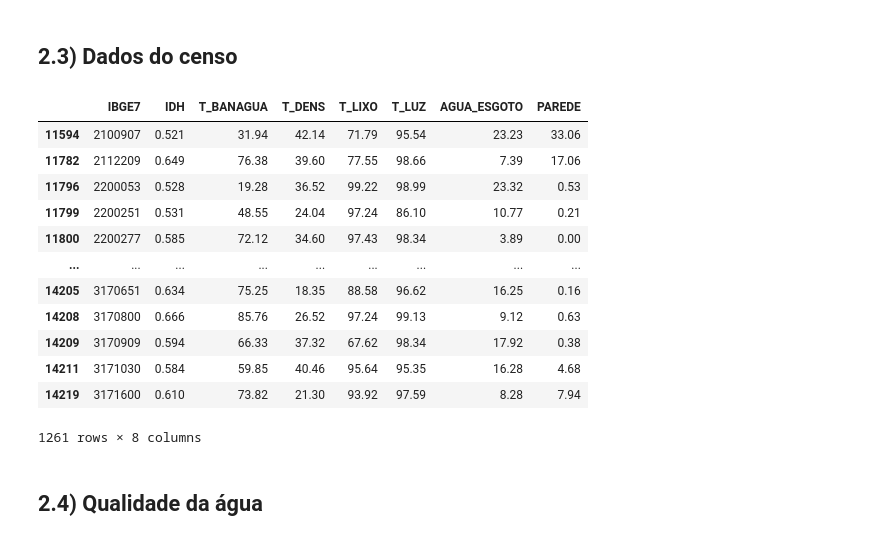
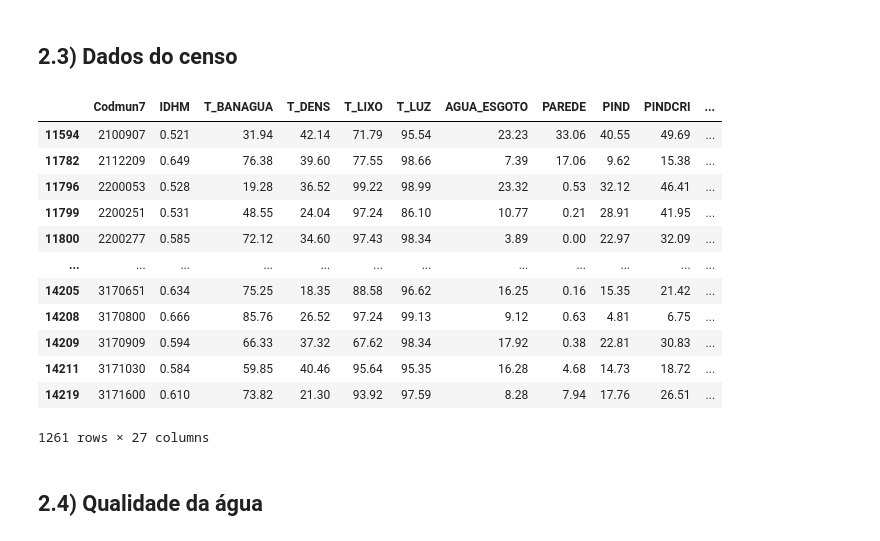
Before and after one commit to caiosoter/BCG2023, a Jupyter notebook: Notebooks/ColetaDosDados.ipynb, the cells around one changed output. Cells and saved outputs as stored; diff of their text form; code cells hidden in the pictures.

```diff
--- a/Notebooks/ColetaDosDados.ipynb
+++ b/Notebooks/ColetaDosDados.ipynb
@@ -190,20 +262,28 @@ atl_irr.to_csv('../Dados/Views/recursos_hidricos.csv')
 # %%
 censo = pd.read_excel(r'../Dados/Censo/Censo_municipal_estadual_nacional.xlsx', sheet_name = 'MUN 91-00-10')
 censo = censo[(censo['Codmun7'].isin(mun_ser['IBGE7']))&(censo['ANO']==2010)]
-censo = censo[['Codmun7', 'IDHM', 'T_BANAGUA','T_DENS','T_LIXO','T_LUZ','AGUA_ESGOTO','PAREDE']]
-censo.columns = ['IBGE7', 'IDH', 'T_BANAGUA','T_DENS','T_LIXO','T_LUZ','AGUA_ESGOTO','PAREDE']
+censo_colunas = ['Codmun7', 'IDHM', 'T_BANAGUA','T_DENS','T_LIXO','T_LUZ','AGUA_ESGOTO',
+                 'PAREDE', 'PIND', 'PINDCRI', 'T_DES18M', 'I_FREQ_PROP',
+                 'T_FBPRE', 'T_FBSUPER', 'T_ATRASO_1_BASICO', 'T_ATRASO_1_FUND', 'T_ATRASO_1_MED',
+                 'T_ATRASO_2_BASICO', 'T_ATRASO_2_FUND', 'T_ATRASO_2_MED', 'T_ANALF11A14',
+                 'T_ANALF15A17', 'T_ANALF15M', 'T_ANALF18A24', 'T_ANALF18M', 'T_ANALF25A29',
+                 'T_ANALF25M' ]
+
+censo = censo[censo_colunas]
+censo.columns = censo_colunas
+censo.to_csv('../Dados/Views/censo.csv')
 censo
 # %% [output]
-|  | IBGE7 | IDH | T_BANAGUA | T_DENS | T_LIXO | T_LUZ | AGUA_ESGOTO | PAREDE |
-| 11594 | 2100907 | 0.521 | 31.94 | 42.14 | 71.79 | 95.54 | 23.23 | 33.06 |
-| 11782 | 2112209 | 0.649 | 76.38 | 39.60 | 77.55 | 98.66 | 7.39 | 17.06 |
-| 11796 | 2200053 | 0.528 | 19.28 | 36.52 | 99.22 | 98.99 | 23.32 | 0.53 |
-| 11799 | 2200251 | 0.531 | 48.55 | 24.04 | 97.24 | 86.10 | 10.77 | 0.21 |
-| 11800 | 2200277 | 0.585 | 72.12 | 34.60 | 97.43 | 98.34 | 3.89 | 0.00 |
-| ... | ... | ... | ... | ... | ... | ... | ... | ... |
-| 14205 | 3170651 | 0.634 | 75.25 | 18.35 | 88.58 | 96.62 | 16.25 | 0.16 |
-| 14208 | 3170800 | 0.666 | 85.76 | 26.52 | 97.24 | 99.13 | 9.12 | 0.63 |
-| 14209 | 3170909 | 0.594 | 66.33 | 37.32 | 67.62 | 98.34 | 17.92 | 0.38 |
-| 14211 | 3171030 | 0.584 | 59.85 | 40.46 | 95.64 | 95.35 | 16.28 | 4.68 |
-| 14219 | 3171600 | 0.610 | 73.82 | 21.30 | 93.92 | 97.59 | 8.28 | 7.94 |
+|  | Codmun7 | IDHM | T_BANAGUA | T_DENS | T_LIXO | T_LUZ | AGUA_ESGOTO | PAREDE | PIND | PINDCRI | ... |
+| 11594 | 2100907 | 0.521 | 31.94 | 42.14 | 71.79 | 95.54 | 23.23 | 33.06 | 40.55 | 49.69 | ... |
+| 11782 | 2112209 | 0.649 | 76.38 | 39.60 | 77.55 | 98.66 | 7.39 | 17.06 | 9.62 | 15.38 | ... |
+| 11796 | 2200053 | 0.528 | 19.28 | 36.52 | 99.22 | 98.99 | 23.32 | 0.53 | 32.12 | 46.41 | ... |
+| 11799 | 2200251 | 0.531 | 48.55 | 24.04 | 97.24 | 86.10 | 10.77 | 0.21 | 28.91 | 41.95 | ... |
+| 11800 | 2200277 | 0.585 | 72.12 | 34.60 | 97.43 | 98.34 | 3.89 | 0.00 | 22.97 | 32.09 | ... |
+| ... | ... | ... | ... | ... | ... | ... | ... | ... | ... | ... | ... |
+| 14205 | 3170651 | 0.634 | 75.25 | 18.35 | 88.58 | 96.62 | 16.25 | 0.16 | 15.35 | 21.42 | ... |
+| 14208 | 3170800 | 0.666 | 85.76 | 26.52 | 97.24 | 99.13 | 9.12 | 0.63 | 4.81 | 6.75 | ... |
+| 14209 | 3170909 | 0.594 | 66.33 | 37.32 | 67.62 | 98.34 | 17.92 | 0.38 | 22.81 | 30.83 | ... |
+| 14211 | 3171030 | 0.584 | 59.85 | 40.46 | 95.64 | 95.35 | 16.28 | 4.68 | 14.73 | 18.72 | ... |
+| 14219 | 3171600 | 0.610 | 73.82 | 21.30 | 93.92 | 97.59 | 8.28 | 7.94 | 17.76 | 26.51 | ... |
-1261 rows × 8 columns
+1261 rows × 27 columns
```
Also changed, not shown: parts of 20 cells of this notebook, 3 other files.
